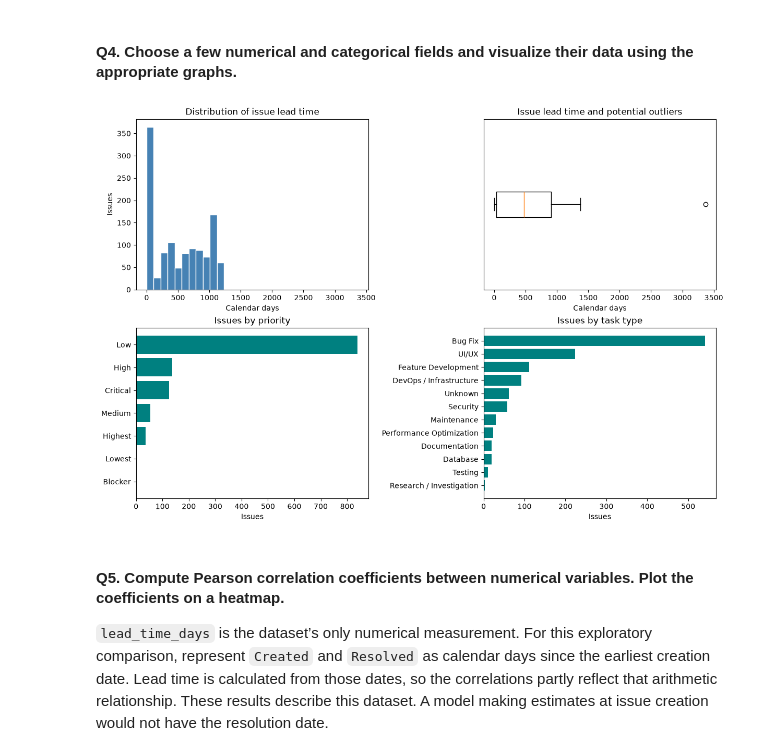
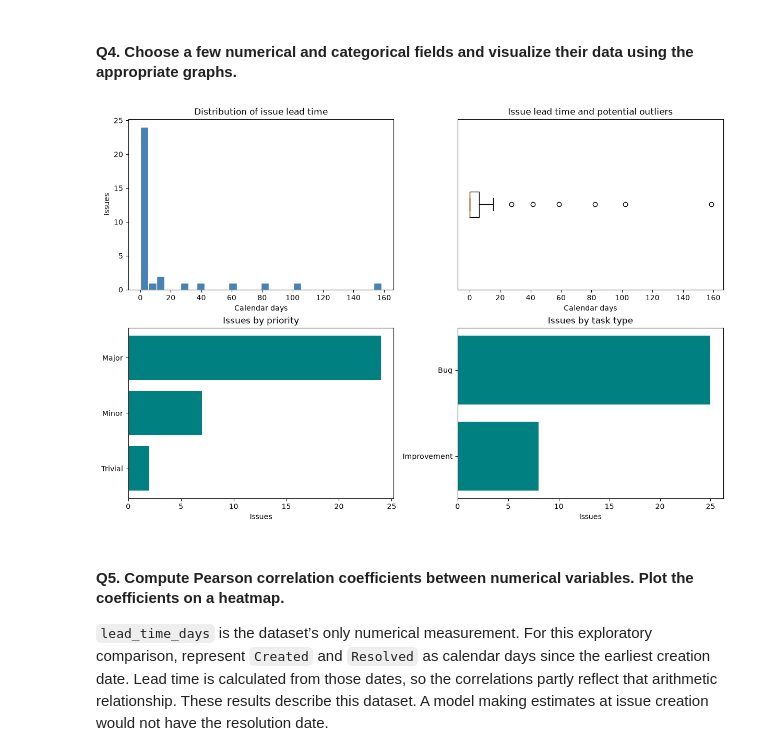
Before and after one commit to ChanpanhaCheng/Intelligent-Task-Duration-Estimation, a Jupyter notebook: machine-learning/data-preprocessing.ipynb, the cells around one changed output. Drawn from its saved outputs; the diff is of its cells as text; code cells hidden in the pictures.

```diff
--- a/machine-learning/data-preprocessing.ipynb
+++ b/machine-learning/data-preprocessing.ipynb
@@ -13,9 +13,9 @@ libraries are in
 # %% [markdown]
 #### Q1. Load the data from CSV file. Display the first 10 rows and the last 10 rows of the dataset.
 # %%
-csv_path = Path("../dataset.csv")
+csv_path = Path("web_development_completion_2024_plus/apache_myfaces.csv")
 if not csv_path.is_file():
-    csv_path = Path("dataset.csv")
+    csv_path = Path("..") / csv_path
 
 df = pd.read_csv(csv_path)
 
@@ -113,23 +116,23 @@ Categorical summary
 # %%
 fig, axes = plt.subplots(2, 2, figsize=(12, 8), layout="constrained")
 
-axes[0, 0].hist(df["lead_time_days"].dropna(), bins=30, color="steelblue", edgecolor="white")
+axes[0, 0].hist(df["actual_completion_duration_days"].dropna(), bins=30, color="steelblue", edgecolor="white")
 axes[0, 0].set(title="Distribution of issue lead time", xlabel="Calendar days", ylabel="Issues")
 
-axes[0, 1].boxplot(df["lead_time_days"].dropna(), orientation="horizontal")
+axes[0, 1].boxplot(df["actual_completion_duration_days"].dropna(), orientation="horizontal")
 axes[0, 1].set(title="Issue lead time and potential outliers", xlabel="Calendar days", yticks=[])
 
 for ax, column, title in [
     (axes[1, 0], "Priority", "Issues by priority"),
     (axes[1, 1], "task_type", "Issues by task type"),
 ]:
     counts = df[column].fillna("Missing").value_counts().sort_values()
     ax.barh(counts.index, counts.values, color="teal")
     ax.set(title=title, xlabel="Issues")
 
 plt.show()
 # %% [output]
-[figure, old version]
+[figure, new version]
 # %% [markdown]
 #### Q5. Compute Pearson correlation coefficients between numerical variables. Plot the coefficients on a heatmap.
 
```
Also changed, not shown: parts of 4 cells of this notebook, 7 other files.
